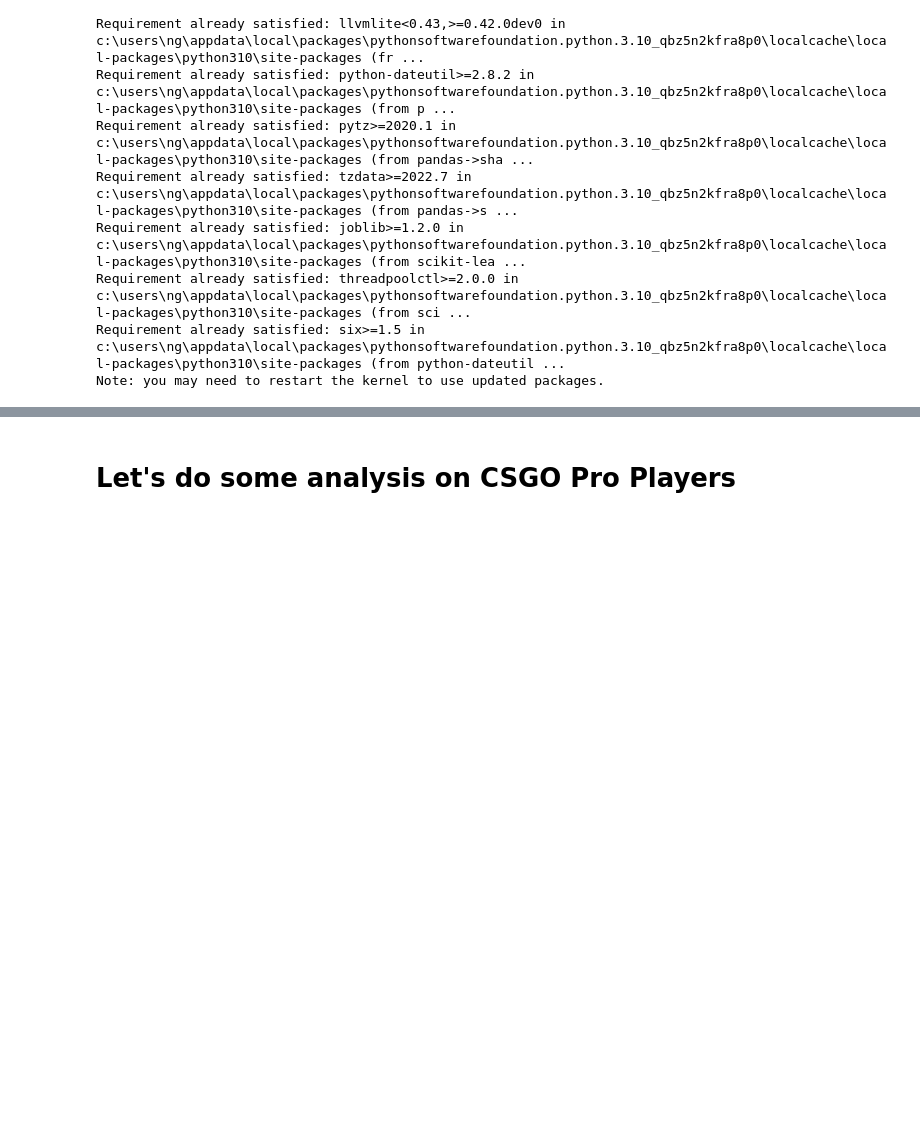
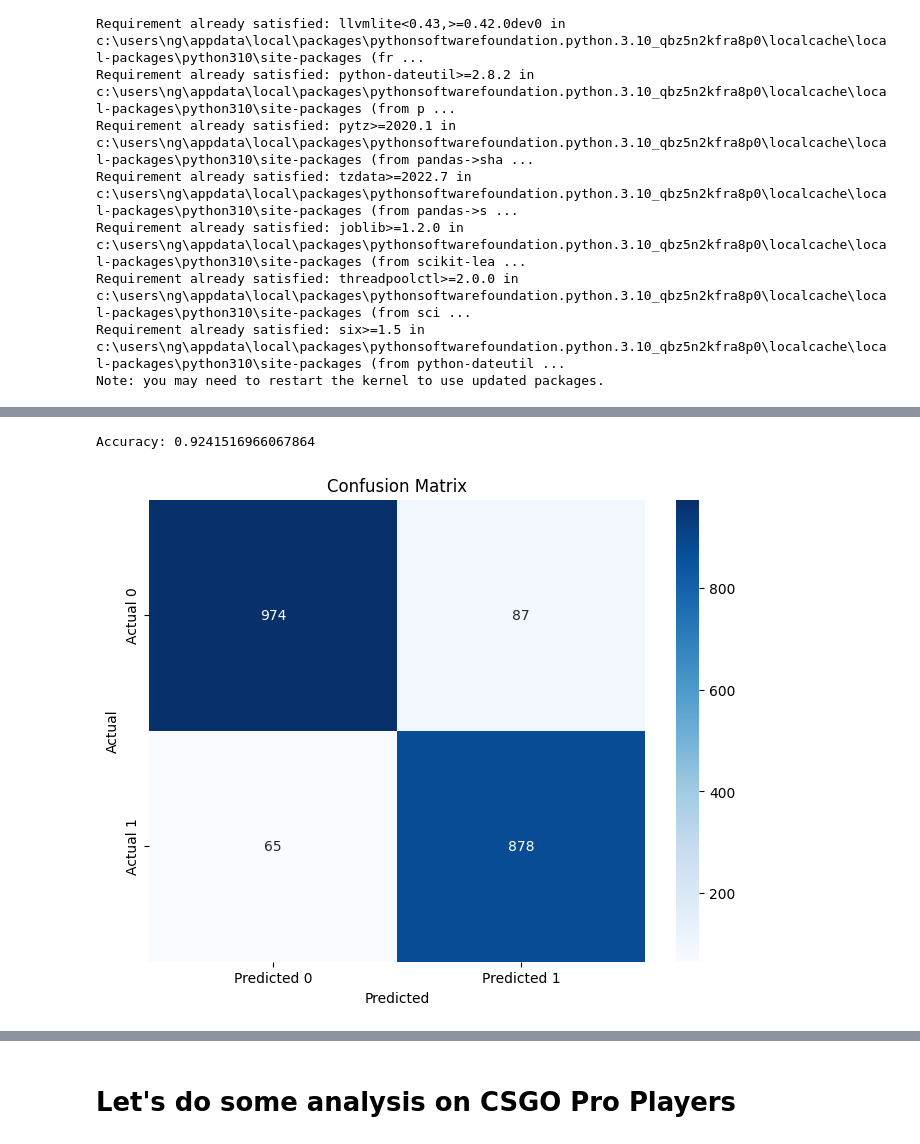
Before and after one commit to bron322/CSGOProPlayersAnalysis, a Jupyter notebook: CSGOProPlayerAnalysis.ipynb, the cells around one changed output, grey strips where cells are left out. Cells and saved outputs as stored; diff of their text form; code cells hidden in the pictures; blank space fills up the shorter version.

```diff
--- a/CSGOProPlayerAnalysis.ipynb
+++ b/CSGOProPlayerAnalysis.ipynb
@@ -635,0 +712,2 @@ shap.dependence_plot('rank_difference', shap_values, X_test.iloc[:100], show=Fal
+# %%
+results_df_test = results_df_encoded
@@ -635,0 +723,29 @@ shap.dependence_plot('rank_difference', shap_values, X_test.iloc[:100], show=Fal
+# %%
+a = results_df_test.drop(columns=['map_winner'])
+z = results_df_test['map_winner']
+z = z.map({1: 0, 2: 1})
+
+z_pred = xgb_classifier.predict(a)
+
+accuracy = accuracy_score(z, z_pred)
+print("Accuracy:", accuracy)
+# %% [output]
+Accuracy: 0.9241516966067864
+# %%
+import seaborn as sns
+import matplotlib.pyplot as plt
+from sklearn.metrics import confusion_matrix
+
+# Calculate the confusion matrix
+conf_matrix = confusion_matrix(z, z_pred)
+
+plt.figure(figsize=(8, 6))
+sns.heatmap(conf_matrix, annot=True, cmap='Blues', fmt='g',
+            xticklabels=['Predicted 0', 'Predicted 1'],
+            yticklabels=['Actual 0', 'Actual 1'])
+plt.xlabel('Predicted')
+plt.ylabel('Actual')
+plt.title('Confusion Matrix')
+plt.show()
+# %% [output]
+[figure, added]
```
Also changed, not shown: parts of 16 cells of this notebook, 2 other files.
